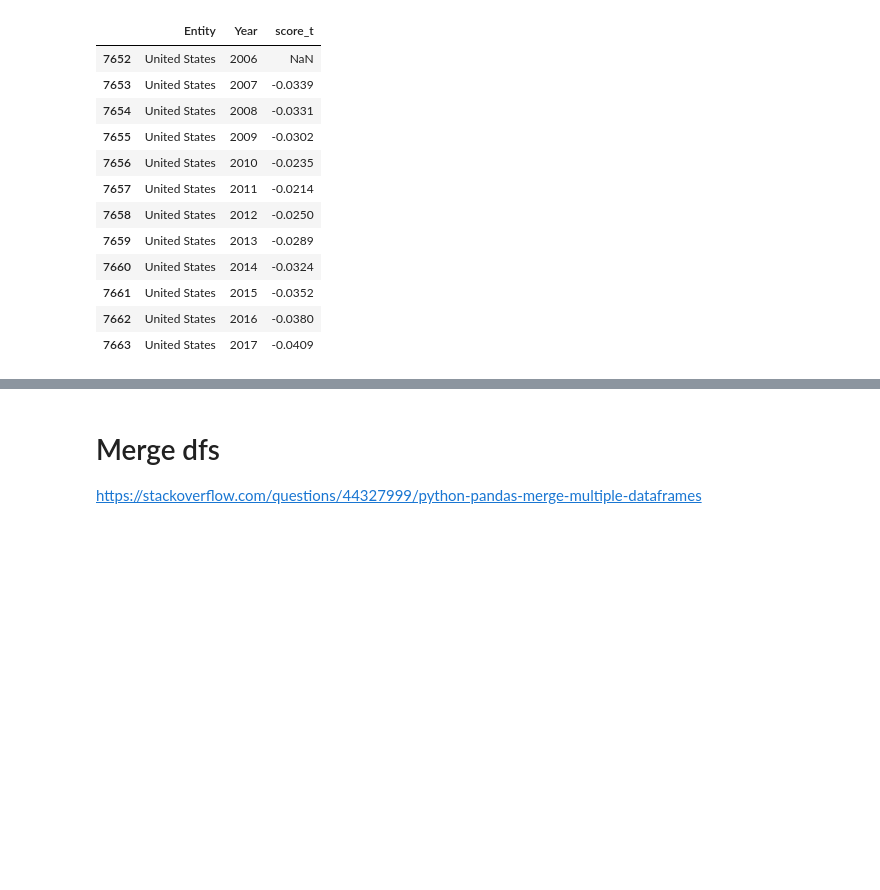
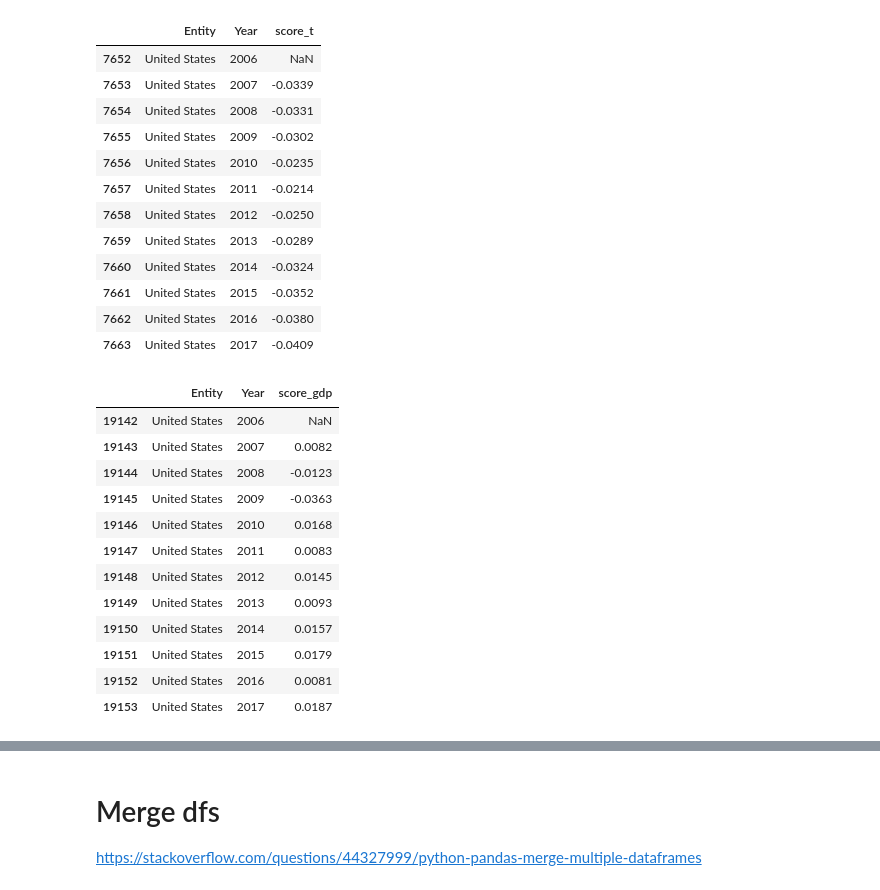
Before and after one commit to brendagutman/USA_Prosperity, a Jupyter notebook: Notebooks/usa_prosperity.ipynb, the cells around one changed output, grey strips where cells are left out. Saved outputs shown, nothing was run; the diff lists cells and outputs as text; code cells hidden in the pictures; blank space fills up the shorter version.

```diff
--- a/Notebooks/usa_prosperity.ipynb
+++ b/Notebooks/usa_prosperity.ipynb
@@ -23,6 +23,10 @@ health_ins_cov = pd.read_csv("../Data/health-insurance-coverage-in-the-us.csv")
 death_risk = pd.read_csv("../Data/number-of-deaths-by-risk-factor.csv")
 suicide = pd.read_csv("../Data/suicide-death-rates.csv")
 inf_disease = pd.read_csv("../Data/the-number-of-cases-of-infectious-diseases.csv")
+gdp = pd.read_csv("../Data/maddison-data-gdp-per-capita-in-2011us-single-benchmark.csv")
+co2 = pd.read_csv("../Data/annual-co2-emissions-per-country.csv")
+child_mort = pd.read_csv("../Data/child-mortality-igme.csv")
+malnutrition = pd.read_csv("../Data/malnutrition-death-rates.csv")
 # %% [markdown]
 # Clean and Transform Data
 Filter for the Country (maybe the year as well)<br>
@@ -378,3 +382,26 @@ inf_disease_t_clean
 | 7661 | United States | 2015 | -0.0352 |
 | 7662 | United States | 2016 | -0.0380 |
 | 7663 | United States | 2017 | -0.0409 |
+# %%
+#filter and clean gdp data
+gdp_clean = gdp[(gdp['Code'] == 'USA')&(gdp['Year'] >= 2006)&(gdp['Year'] < 2018)]
+gdp_clean = gdp_clean.sort_values(['Year'], ascending = (True))
+#gdp_clean.insert(4, 'start_value_gdp', 50489.86)
+gdp_clean['start_value_gdp'] = (gdp_clean['GDP per capita'].shift(1))
+gdp_clean['score_gdp'] = round((gdp_clean['GDP per capita'] / gdp_clean['start_value_gdp'])-1,4)
+gdp_clean = gdp_clean[['Entity', 'Year','score_gdp']]
+gdp_clean
+# %% [output]
+|  | Entity | Year | score_gdp |
+| 19142 | United States | 2006 | NaN |
+| 19143 | United States | 2007 | 0.0082 |
+| 19144 | United States | 2008 | -0.0123 |
+| 19145 | United States | 2009 | -0.0363 |
+| 19146 | United States | 2010 | 0.0168 |
+| 19147 | United States | 2011 | 0.0083 |
+| 19148 | United States | 2012 | 0.0145 |
+| 19149 | United States | 2013 | 0.0093 |
+| 19150 | United States | 2014 | 0.0157 |
+| 19151 | United States | 2015 | 0.0179 |
+| 19152 | United States | 2016 | 0.0081 |
+| 19153 | United States | 2017 | 0.0187 |
```
Also changed, not shown: parts of 13 cells of this notebook, 13 other files.
